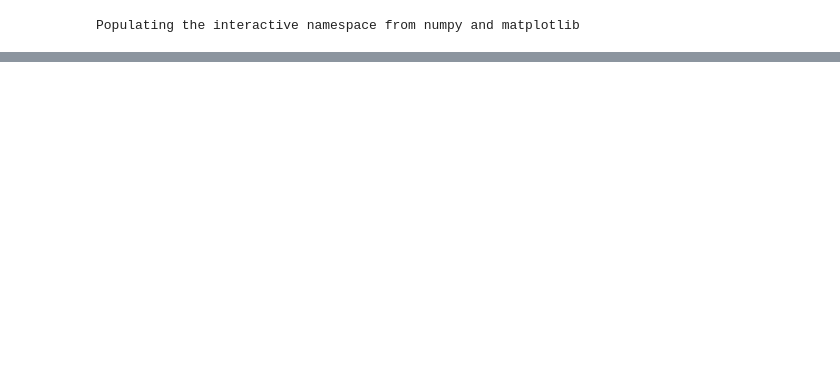
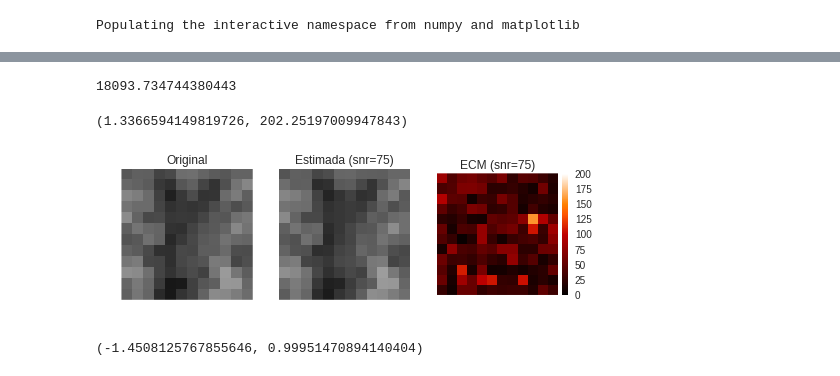
Before and after one commit to egomezsumma/iqt, a Jupyter notebook: Optimization ruido en trainin set y lr RESULTADOS.ipynb, the cells around one changed output, grey strips where cells are left out. Cells and saved outputs as stored; diff of their text form; code cells hidden in the pictures; blank space fills up the shorter version.

```diff
--- a/Optimization ruido en trainin set y lr RESULTADOS.ipynb
+++ b/Optimization ruido en trainin set y lr RESULTADOS.ipynb
@@ -84,0 +93,40 @@ A_Tsnr25_lrsnr25.npy (12, 12, 12, 6)
+# %%
+VMIN, VMAX = 0,408
+np.linalg.norm(i_hr)
+# %% [output]
+18093.734744380443
+# %%
+i_hr = np.load('./resultados/i_hr.npy')
+i_lr = np.load('./resultados/i_lr.npy')
+
+reload(img_utils)
+
+
+base_folder = './resultados/reconstruc/'
+name = 'A_Tsnr%d_lrsnr%d.npy'% (75, 75)
+A = np.load(base_folder+ name)
+# %%
+mse_img.min(), mse_img.max()
+# %% [output]
+(1.3366594149819726, 202.25197009947843)
+# %%
+from mpl_toolkits.axes_grid1 import make_axes_locatable
+reload(img_utils)
+mse_img = mu.mse(i_hr, A,axis=3)
+SNR = 75
+titles = ['Original', 'Estimada (snr='+str(SNR)+')',  'ECM (snr='+str(SNR)+')']
+plt, _, _, im3 = img_utils._isc3(i_hr, A, mse_img, b=0,titles=titles, vmin=VMIN, vmax=VMAX)
+#plt.set_cmap('afmhot')
+#plt.clim(200)
+#plt.colorbar(im3)
+divider = make_axes_locatable(im3.axes)
+cax = divider.append_axes("right", size="5%", pad=0.05)
+plt.colorbar(im3, cax=cax)
+plt.savefig('/user/lgomez/home/Documents/tesis/optimizacion/img/mse_snr50_voxels_b1_cmp.pdf')
+# %% [output]
+[figure, added]
+# %%
+cdet_img = mu.coef_det_by_voxel_skl(i_hr, A)
+cdet_img.min(), cdet_img.max()
+# %% [output]
+(-1.4508125767855646, 0.99951470894140404)
```
Also changed, not shown: parts of 11 cells of this notebook, 32 other files.
